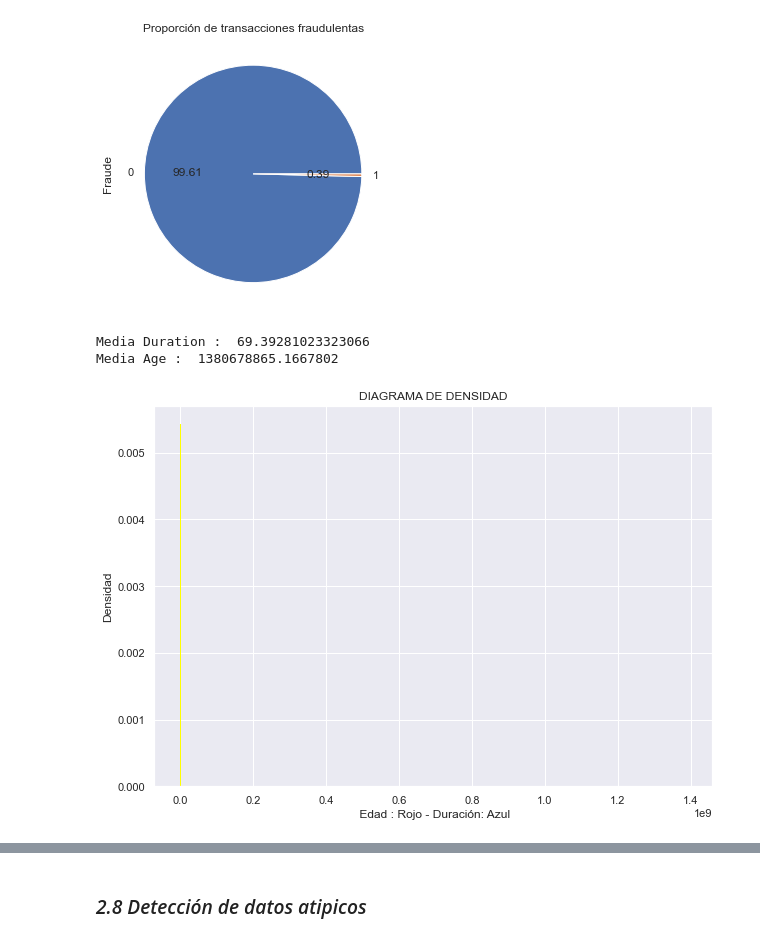
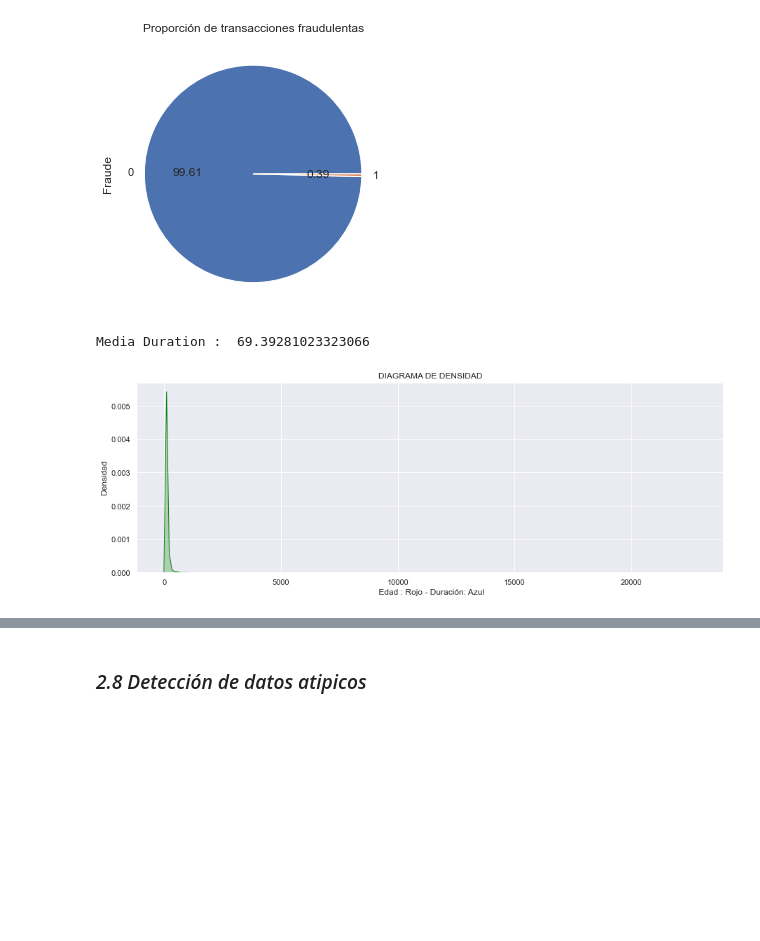
Before and after one commit to Bmez1/Proyecto_CD, a Jupyter notebook: Fraude.ipynb, the cells around one changed output, grey strips where cells are left out. Saved outputs shown, nothing was run; the diff lists cells and outputs as text; code cells hidden in the pictures; blank space fills up the shorter version.

```diff
--- a/Fraude.ipynb
+++ b/Fraude.ipynb
@@ -132,16 +134,13 @@ plt.show()
 # %% [output]
 [figure]
 # %%
-plt.figure(figsize=(10, 7))
-media1, media2= data['Monto transaccion'].mean(), data['Hora transaccion'].mean()
-sb.kdeplot(data['Monto transaccion'], shade = True, color = 'yellow')
-sb.kdeplot(data['Hora transaccion'], shade = True, color = 'green')
+plt.figure(figsize=(15, 5))
+media1 = data['Monto transaccion'].mean()
+sb.kdeplot(x = data['Monto transaccion'].values, shade = True, color = 'green')
 plt.ylabel("Densidad")
 plt.xlabel(" Edad : Rojo - Duración: Azul")
 plt.title("DIAGRAMA DE DENSIDAD")
 print(f"Media Duration :  {media1}")
-print(f"Media Age :  {media2}")
 # %% [output]
 Media Duration :  69.39281023323066
-Media Age :  1380678865.1667802
-[figure, old version]
+[figure, new version]
```
Also changed, not shown: parts of 7 cells of this notebook.
